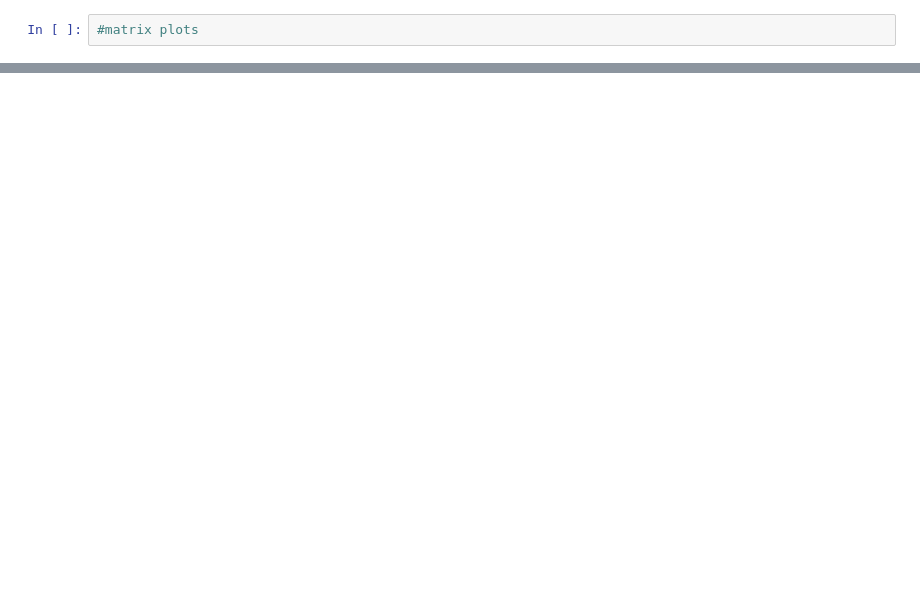
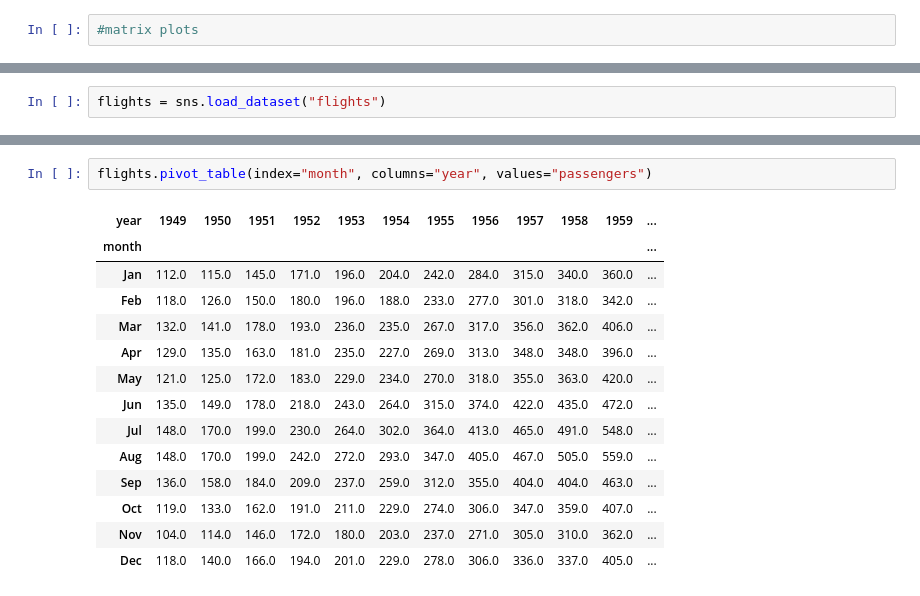
Before and after one commit to Martinxmaina/Data-science, a Jupyter notebook: seaborn.ipynb, the cells around one changed output, grey strips where cells are left out. Cells and saved outputs as stored; diff of their text form; blank space fills up the shorter version.

```diff
--- a/seaborn.ipynb
+++ b/seaborn.ipynb
@@ -55,0 +139,2 @@ tips.head()
+# %%
+flights = sns.load_dataset("flights")
@@ -55,0 +176,17 @@ tips.head()
+# %%
+flights.pivot_table(index="month", columns="year", values="passengers")
+# %% [output]
+| year | 1949 | 1950 | 1951 | 1952 | 1953 | 1954 | 1955 | 1956 | 1957 | 1958 | 1959 | ... |
+| month |  |  |  |  |  |  |  |  |  |  |  | ... |
+| Jan | 112.0 | 115.0 | 145.0 | 171.0 | 196.0 | 204.0 | 242.0 | 284.0 | 315.0 | 340.0 | 360.0 | ... |
+| Feb | 118.0 | 126.0 | 150.0 | 180.0 | 196.0 | 188.0 | 233.0 | 277.0 | 301.0 | 318.0 | 342.0 | ... |
+| Mar | 132.0 | 141.0 | 178.0 | 193.0 | 236.0 | 235.0 | 267.0 | 317.0 | 356.0 | 362.0 | 406.0 | ... |
+| Apr | 129.0 | 135.0 | 163.0 | 181.0 | 235.0 | 227.0 | 269.0 | 313.0 | 348.0 | 348.0 | 396.0 | ... |
+| May | 121.0 | 125.0 | 172.0 | 183.0 | 229.0 | 234.0 | 270.0 | 318.0 | 355.0 | 363.0 | 420.0 | ... |
+| Jun | 135.0 | 149.0 | 178.0 | 218.0 | 243.0 | 264.0 | 315.0 | 374.0 | 422.0 | 435.0 | 472.0 | ... |
+| Jul | 148.0 | 170.0 | 199.0 | 230.0 | 264.0 | 302.0 | 364.0 | 413.0 | 465.0 | 491.0 | 548.0 | ... |
+| Aug | 148.0 | 170.0 | 199.0 | 242.0 | 272.0 | 293.0 | 347.0 | 405.0 | 467.0 | 505.0 | 559.0 | ... |
+| Sep | 136.0 | 158.0 | 184.0 | 209.0 | 237.0 | 259.0 | 312.0 | 355.0 | 404.0 | 404.0 | 463.0 | ... |
+| Oct | 119.0 | 133.0 | 162.0 | 191.0 | 211.0 | 229.0 | 274.0 | 306.0 | 347.0 | 359.0 | 407.0 | ... |
+| Nov | 104.0 | 114.0 | 146.0 | 172.0 | 180.0 | 203.0 | 237.0 | 271.0 | 305.0 | 310.0 | 362.0 | ... |
+| Dec | 118.0 | 140.0 | 166.0 | 194.0 | 201.0 | 229.0 | 278.0 | 306.0 | 336.0 | 337.0 | 405.0 | ... |
```
Also changed, not shown: parts of 28 cells of this notebook.
